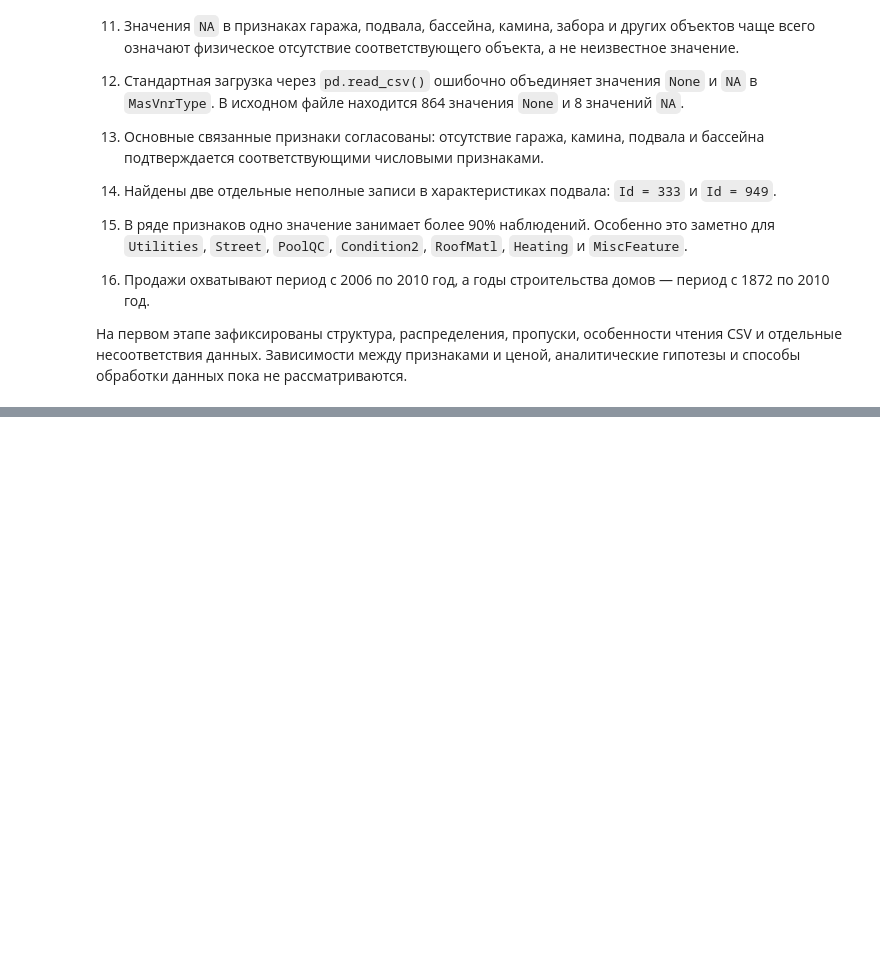
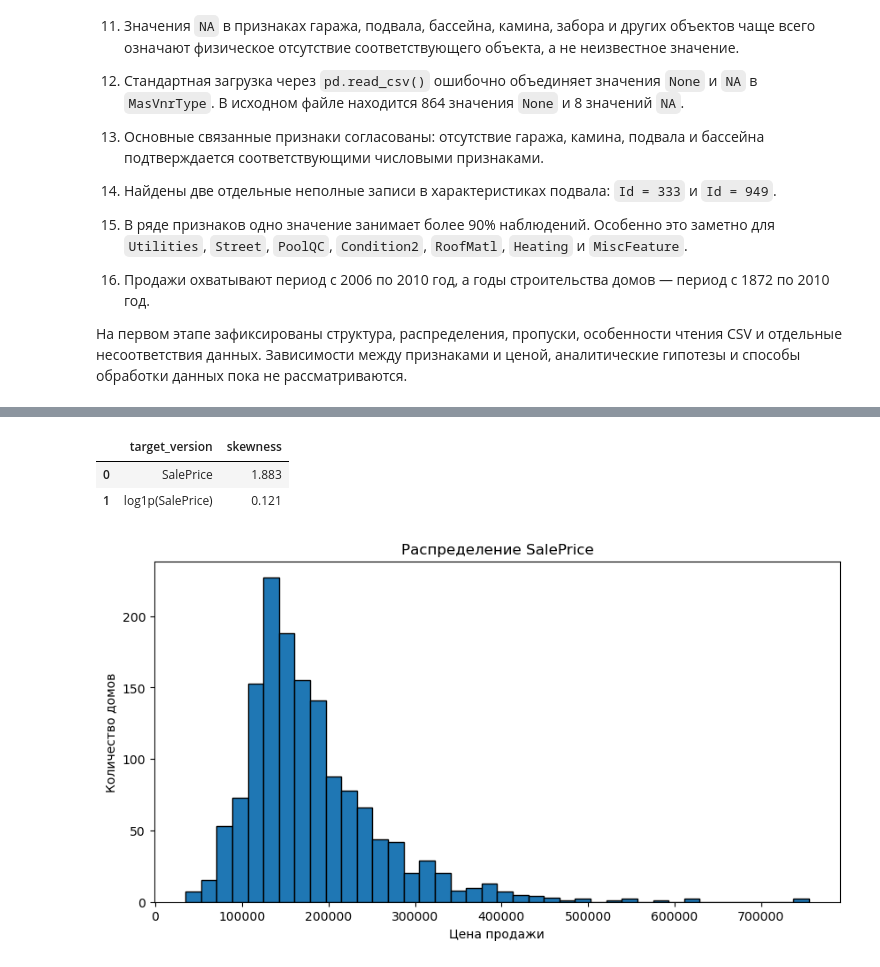
Before and after one commit to Yuzef/house_pricing, a Jupyter notebook: EDA_and_Feature_eng_exploration.ipynb, the cells around one changed output, grey strips where cells are left out. Drawn from its saved outputs; the diff is of its cells as text; code cells hidden in the pictures; blank space fills up the shorter version.

```diff
--- a/EDA_and_Feature_eng_exploration.ipynb
+++ b/EDA_and_Feature_eng_exploration.ipynb
@@ -1571,0 +1587,52 @@ display(sales_by_month)
+# %%
+target_distribution = pd.DataFrame(
+    {
+        "target_version": [
+            "SalePrice",
+            "log1p(SalePrice)",
+        ],
+        "skewness": [
+            df["SalePrice"].skew(),
+            np.log1p(
+                df["SalePrice"]
+            ).skew(),
+        ],
+    }
+)
+
+display(
+    target_distribution.round(3)
+)
+# %% [output]
+|  | target_version | skewness |
+| 0 | SalePrice | 1.883 |
+| 1 | log1p(SalePrice) | 0.121 |
+# %%
+plt.figure(
+    figsize=(10, 5)
+)
+
+plt.hist(
+    df["SalePrice"],
+    bins=40,
+    edgecolor="black",
+)
+
+plt.title(
+    "Распределение SalePrice"
+)
+plt.xlabel(
+    "Цена продажи"
+)
+plt.ylabel(
+    "Количество домов"
+)
+
+plt.ticklabel_format(
+    style="plain",
+    axis="x",
+)
+
+plt.show()
+# %% [output]
+[figure, added]
```
Also changed, not shown: parts of 5 cells of this notebook.
